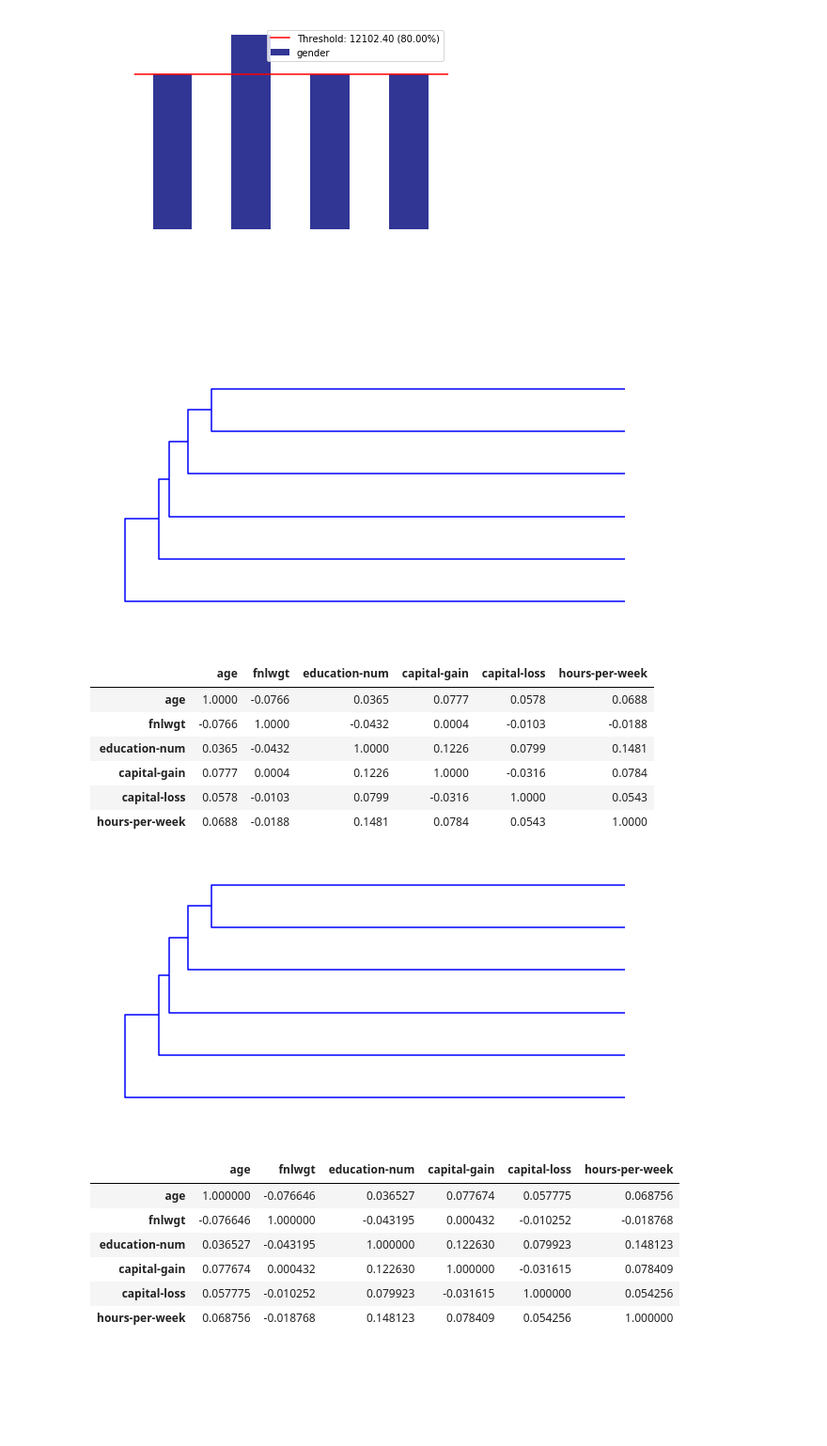
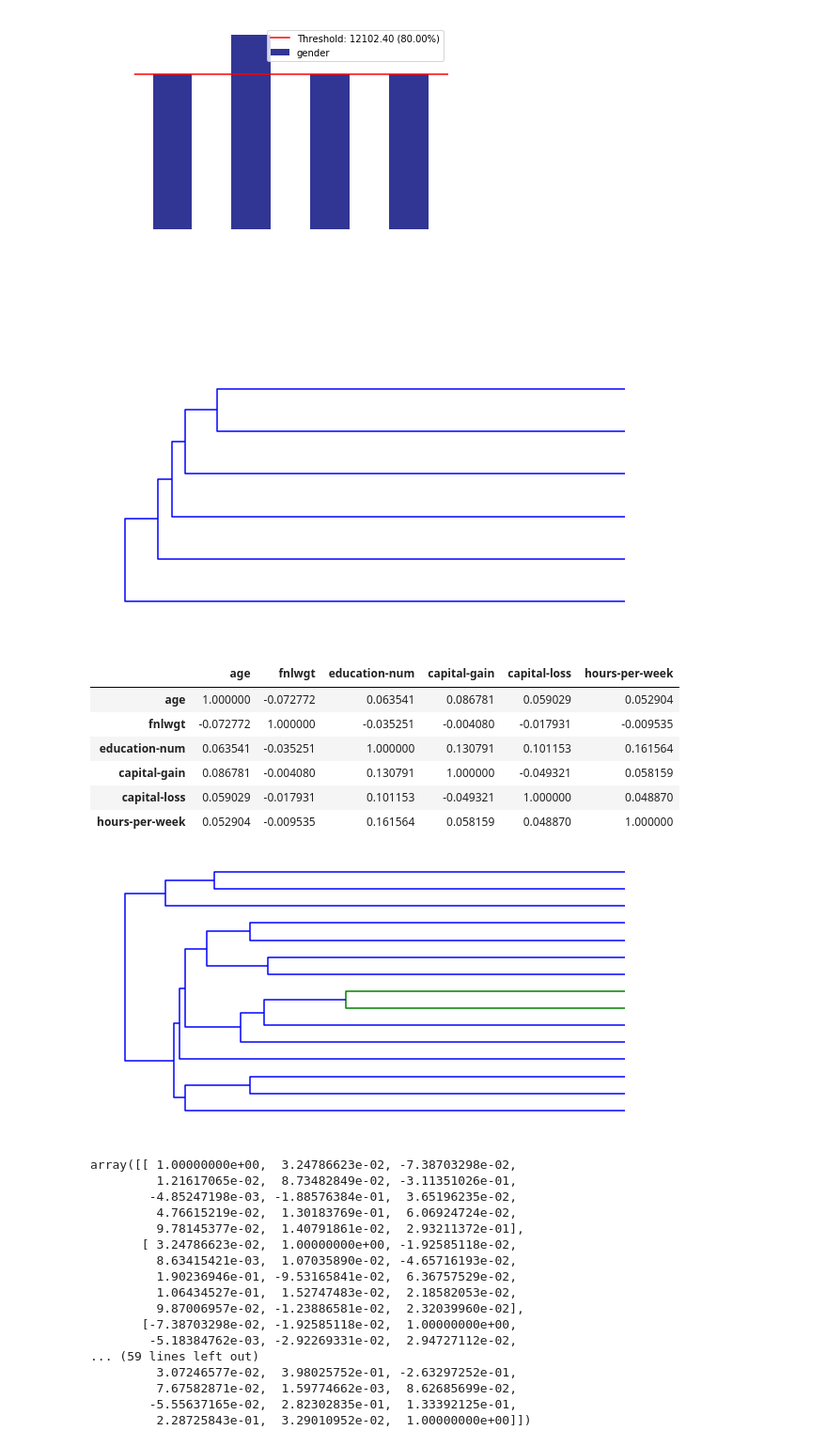
Before and after one commit to EthicalML/xai, a Jupyter notebook: examples/XData Example Usage.ipynb, the cells around one changed output. Shown at 94% size. Drawn from its saved outputs; the diff is of its cells as text; code cells hidden in the pictures; blank space fills up the shorter version.

```diff
--- a/examples/XData Example Usage.ipynb
+++ b/examples/XData Example Usage.ipynb
@@ -27,8 +27,10 @@ csv_columns = ["age", "workclass", "fnlwgt", "education", "education-num", "mari
                    "hours-per-week", "native-country", "loan"]
 # %%
 df = pd.read_csv(csv_path, names=csv_columns)
+# %%
+xd = XData("loan", df)
+xd.set_protected(["gender", "ethnicity", "native-country", "age"])
 # %%
-xd = XData(df)
 xd.df.head()
 # %% [output]
 |  | age | workclass | fnlwgt | education | education-num | marital-status | occupation | relationship | ... |
@@ -77,22 +69,32 @@ xd.imbalance("gender", cross_column_names=["loan"])
 # %%
 xd.correlations()
 # %% [output]
-[figure, old version]
+[figure, new version]
 |  | age | fnlwgt | education-num | capital-gain | capital-loss | hours-per-week |
-| age | 1.0000 | -0.0766 | 0.0365 | 0.0777 | 0.0578 | 0.0688 |
-| fnlwgt | -0.0766 | 1.0000 | -0.0432 | 0.0004 | -0.0103 | -0.0188 |
-| education-num | 0.0365 | -0.0432 | 1.0000 | 0.1226 | 0.0799 | 0.1481 |
-| capital-gain | 0.0777 | 0.0004 | 0.1226 | 1.0000 | -0.0316 | 0.0784 |
-| capital-loss | 0.0578 | -0.0103 | 0.0799 | -0.0316 | 1.0000 | 0.0543 |
-| hours-per-week | 0.0688 | -0.0188 | 0.1481 | 0.0784 | 0.0543 | 1.0000 |
+| age | 1.000000 | -0.072772 | 0.063541 | 0.086781 | 0.059029 | 0.052904 |
+| fnlwgt | -0.072772 | 1.000000 | -0.035251 | -0.004080 | -0.017931 | -0.009535 |
+| education-num | 0.063541 | -0.035251 | 1.000000 | 0.130791 | 0.101153 | 0.161564 |
+| capital-gain | 0.086781 | -0.004080 | 0.130791 | 1.000000 | -0.049321 | 0.058159 |
+| capital-loss | 0.059029 | -0.017931 | 0.101153 | -0.049321 | 1.000000 | 0.048870 |
+| hours-per-week | 0.052904 | -0.009535 | 0.161564 | 0.058159 | 0.048870 | 1.000000 |
 # %%
-xd.correlations()
+xd.correlations(include_categorical=True)
 # %% [output]
-[figure, old version]
+[figure, new version]
-|  | age | fnlwgt | education-num | capital-gain | capital-loss | hours-per-week |
-| age | 1.000000 | -0.076646 | 0.036527 | 0.077674 | 0.057775 | 0.068756 |
-| fnlwgt | -0.076646 | 1.000000 | -0.043195 | 0.000432 | -0.010252 | -0.018768 |
-| education-num | 0.036527 | -0.043195 | 1.000000 | 0.122630 | 0.079923 | 0.148123 |
-| capital-gain | 0.077674 | 0.000432 | 0.122630 | 1.000000 | -0.031615 | 0.078409 |
-| capital-loss | 0.057775 | -0.010252 | 0.079923 | -0.031615 | 1.000000 | 0.054256 |
-| hours-per-week | 0.068756 | -0.018768 | 0.148123 | 0.078409 | 0.054256 | 1.000000 |
+array([[ 1.00000000e+00,  3.24786623e-02, -7.38703298e-02,
+         1.21617065e-02,  8.73482849e-02, -3.11351026e-01,
+        -4.85247198e-03, -1.88576384e-01,  3.65196235e-02,
+         4.76615219e-02,  1.30183769e-01,  6.06924724e-02,
+         9.78145377e-02,  1.40791861e-02,  2.93211372e-01],
+       [ 3.24786623e-02,  1.00000000e+00, -1.92585118e-02,
+         8.63415421e-03,  1.07035890e-02, -4.65716193e-02,
+         1.90236946e-01, -9.53165841e-02,  6.36757529e-02,
+         1.06434527e-01,  1.52747483e-02,  2.18582053e-02,
+         9.87006957e-02, -1.23886581e-02,  2.32039960e-02],
+       [-7.38703298e-02, -1.92585118e-02,  1.00000000e+00,
+        -5.18384762e-03, -2.92269331e-02,  2.94727112e-02,
+... (59 lines left out)
+         3.07246577e-02,  3.98025752e-01, -2.63297252e-01,
+         7.67582871e-02,  1.59774662e-03,  8.62685699e-02,
+        -5.55637165e-02,  2.82302835e-01,  1.33392125e-01,
+         2.28725843e-01,  3.29010952e-02,  1.00000000e+00]])
```
Also changed, not shown: parts of 18 cells of this notebook, 5 other files.
